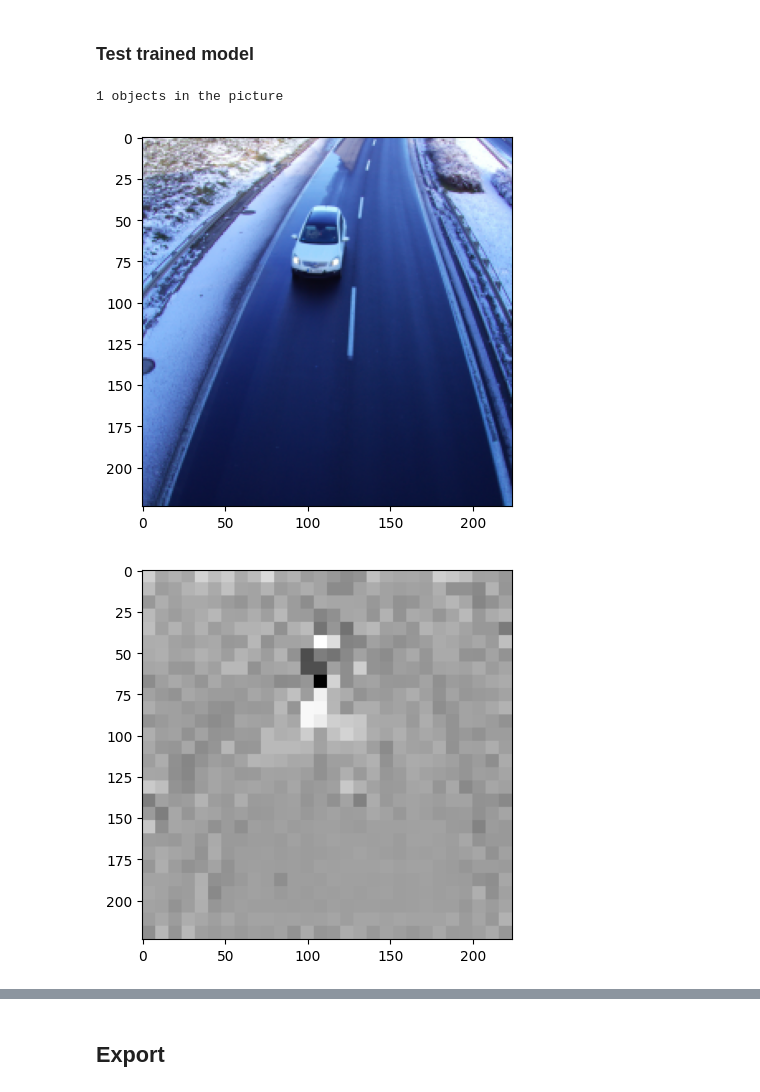
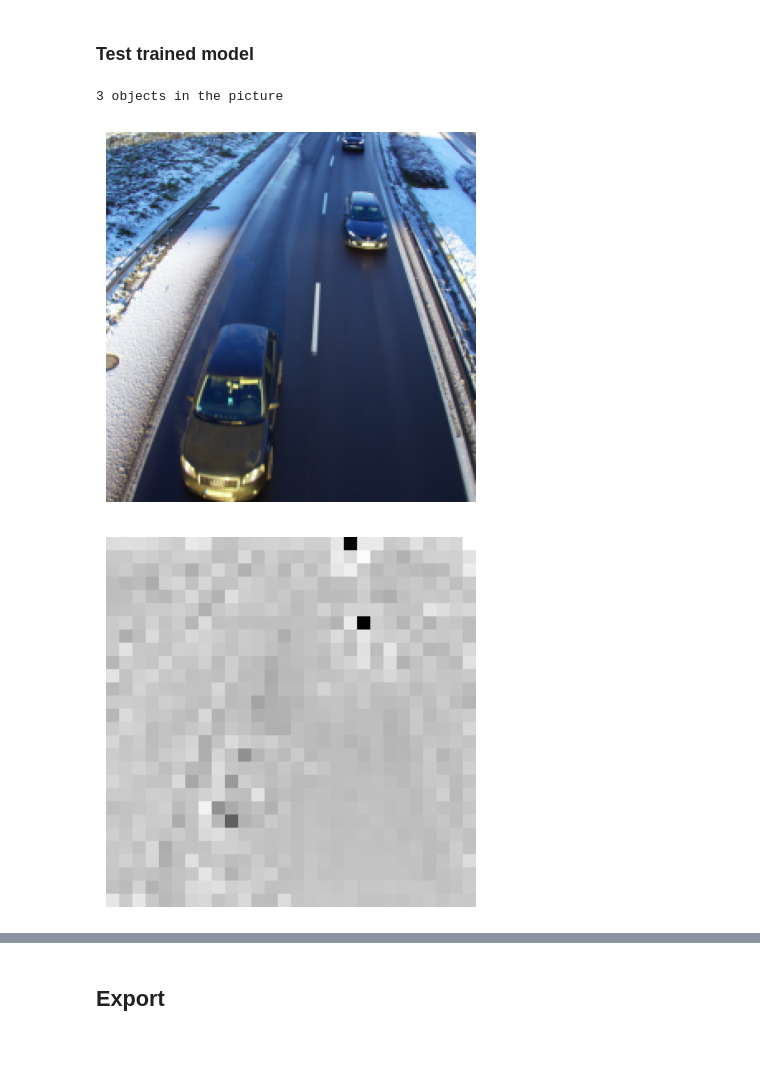
Before and after one commit to krzy3chu/FOMO, a Jupyter notebook: fomo.ipynb, the cells around one changed output, grey strips where cells are left out. Cells and saved outputs as stored; diff of their text form; code cells hidden in the pictures; blank space fills up the shorter version.

```diff
--- a/fomo.ipynb
+++ b/fomo.ipynb
@@ -36,13 +39,15 @@ NUMBER_OF_EPOCHS = 10
 BATCH_SIZE = 32
 LEARNING_RATE = 1e-3
 
-DETECTION_THRESHOLD = 0.2
+DETECTION_THRESHOLD = 0.1
 # %% [markdown]
 #### BoundingBoxToMask
 # %%
 class BoundingBoxToMask:
-    """Convert YOLO bounding boxes to FOMO centroids"""
-
+    """
+    Convert YOLO bounding boxes to FOMO centroids.
+    Used in label processing.
+    """
     def __init__(self, image_resolution: int, grid_scale: int, number_of_classes: int):
         self._image_resolution = image_resolution
         self._grid_scale = grid_scale
@@ -207,8 +212,10 @@ def postprocess_fomo_mask_prediction(
                 )
                 binary_channel.fill(0)
                 for blob in range(1, number_of_blobs):
-                    max_val = np.max(channel[blobs == blob])
-                    binary_channel += np.where(channel == max_val, 1, 0)
+                    blob_mask = (blobs == blob)
+                    max_val = np.max(channel[blob_mask])
+                    channel_max = np.where((channel == max_val), 1, 0)
+                    binary_channel += np.logical_and(channel_max, blob_mask)
 
             single_mask_pred[i] = torch.from_numpy(binary_channel)
     return mask_pred
@@ -223,11 +230,16 @@ class FomoModule(pl.LightningModule):
             weights=MobileNet_V2_Weights.DEFAULT,
             number_of_classes=NUMBER_OF_CLASSES,
         )
-        self._loss_function = nn.BCEWithLogitsLoss()
-        self._f1score_function = F1Score(
-            task="binary" if NUMBER_OF_CLASSES == 1 else "multiclass",
-            num_classes=NUMBER_OF_CLASSES,
-        )
+        self._loss_function = DiceLoss(sigmoid=True)
+
+        metrics = MetricCollection([
+            BinaryAccuracy(),
+            BinaryF1Score(),
+            BinaryRecall(),
+            BinaryPrecision()
+        ])
+        self.train_metrics = metrics.clone(prefix='train_')
+        self.valid_metrics = metrics.clone(prefix='val_')
 
     def forward(self, inputs: torch.Tensor) -> torch.Tensor:
         return self._network(inputs)
@@ -240,9 +252,9 @@ class FomoModule(pl.LightningModule):
         mask_pred = postprocess_fomo_mask_prediction(
             mask_pred.detach().cpu(), threshold=DETECTION_THRESHOLD
         )
-        f1score = self._f1score_function(mask_pred.cuda(), mask)
-        self.log("train_f1score", f1score, prog_bar=True)
         self.log("train_loss", loss, prog_bar=True)
+        metric = self.train_metrics(mask_pred.cuda(), mask)
+        self.log_dict(metric)
         return loss
 
     def validation_step(self, batch, batch_idx):
@@ -253,9 +265,9 @@ class FomoModule(pl.LightningModule):
         mask_pred = postprocess_fomo_mask_prediction(
             mask_pred.detach().cpu(), threshold=DETECTION_THRESHOLD
         )
-        f1score = self._f1score_function(mask_pred.cuda(), mask)
-        self.log("val_f1score", f1score, prog_bar=True)
-        self.log("val_loss", loss, prog_bar=True)
+        self.log("valid_loss", loss, prog_bar=True)
+        metric = self.valid_metrics(mask_pred.cuda(), mask)
+        self.log_dict(metric)
         return loss
 
     def configure_optimizers(self):
@@ -338,35 +356,37 @@ def display_mask(mask: torch.Tensor):
         interpolation=cv2.INTER_NEAREST,
     )
     plt.figure()
+    plt.axis('off')
     plt.imshow(mask_res, cmap='binary')
 
 def test_model(model_path: str, data_idx: int, mask_idx: int, threshold: float):
     dataset = VehicleDataset(
                 DATASET_DIR / Path("validation"),
                 Resize((IMAGE_RESOLUTION, IMAGE_RESOLUTION), antialias=True),
                 BoundingBoxToMask(IMAGE_RESOLUTION, GRID_SCALE, 1))
     image = dataset[data_idx][0]
+    plt.axis('off')
     plt.imshow(image.permute(1, 2, 0).numpy().astype(int))
 
     model = FomoModule.load_from_checkpoint(model_path)
     with torch.no_grad():
         model.eval()
         mask_pred = model(image.unsqueeze(0).cuda()).cpu()
         mask_post_sig = postprocess_fomo_mask_prediction(mask_pred, threshold=threshold, binary=False, connected=False)
         mask_post_bin = postprocess_fomo_mask_prediction(mask_pred, threshold=threshold, binary=True, connected=False)
         mask_post_con = postprocess_fomo_mask_prediction(mask_pred, threshold=threshold, binary=True, connected=True)
 
     display_mask(mask_pred)
     display_mask(mask_post_sig)
     display_mask(mask_post_bin)
     display_mask(mask_post_con)
 
     cnt = np.count_nonzero(mask_post_con)
     print(str(cnt), "objects in the picture")
 
-test_model(model_path="mlruns/738684240684486051/e87c1e0e156f48879330d362d7db59ec/checkpoints/epoch=9-step=540.ckpt",
-           data_idx=0, mask_idx=0, threshold=DETECTION_THRESHOLD)
+test_model(model_path="399010269064744334/56634d5296d1445793f845250bb3c4e0/checkpoints/epoch=9-step=540.ckpt",
+           data_idx=27, mask_idx=0, threshold=DETECTION_THRESHOLD)
 # %% [output]
-1 objects in the picture
+3 objects in the picture
-[figure, old version]
+[figure, new version]
-[figure, old version]
+[figure, new version]
```
Also changed, not shown: parts of 7 cells of this notebook, 1 other file.
